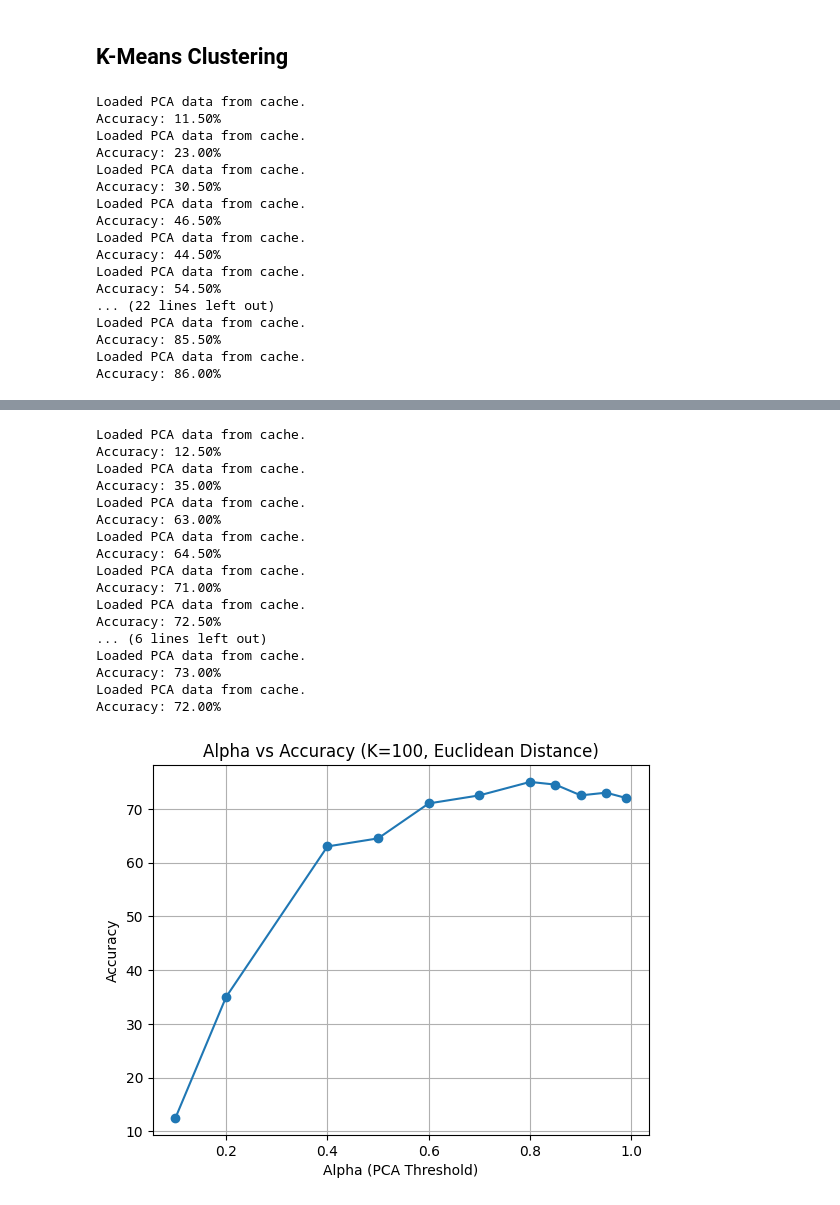
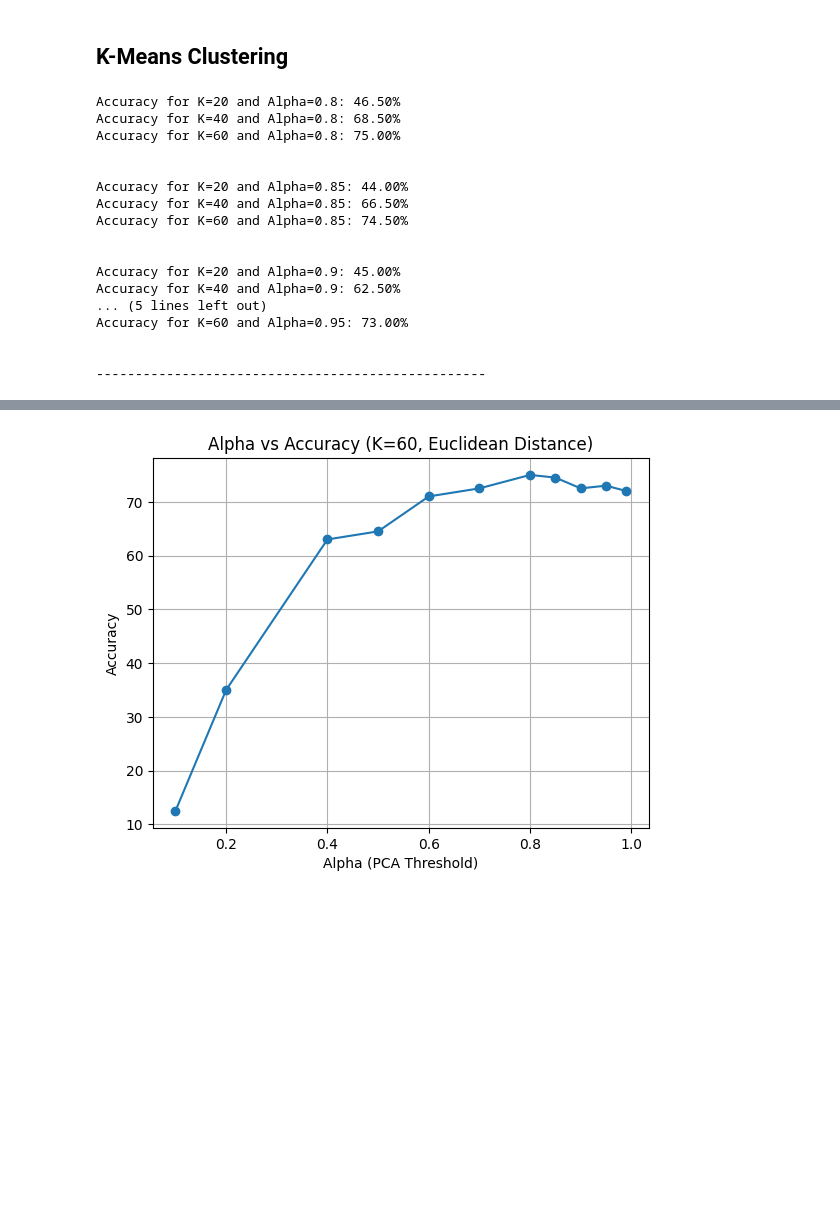
Before and after one commit to ahmedyoussefg/Face-Recognition-ORL, a Jupyter notebook: face_recognition.ipynb, the cells around one changed output, grey strips where cells are left out. Drawn from its saved outputs; the diff is of its cells as text; code cells hidden in the pictures; blank space fills up the shorter version.

```diff
--- a/face_recognition.ipynb
+++ b/face_recognition.ipynb
@@ -341,76 +340,68 @@ def evaluate_model(X_train, y_train, X_test, y_test, n_clusters=40,alpha=0.9, ra
 import matplotlib.pyplot as plt
 
 def kmean_analysis(X_train, y_train, X_test, y_test):
+    k_values = [20,40,60]
+    alpha_values = [0.8, 0.85, 0.9, 0.95]
+    for alpha in alpha_values:
+        for k in k_values:
+            accuracy = evaluate_model(X_train, y_train, X_test, y_test, n_clusters=k, alpha=alpha,random_initializations_limit=300, distance_strategy = EuclideanDistance)
+            print(f"Accuracy for K={k} and Alpha={alpha}: {accuracy:.2f}%")
+        print("\n")
+    print("--------------------------------------------------")
 
+    # Plot Accuracy vs K and Alpha
     k_values = [5, 10, 15, 20, 25, 30,35, 40,45, 50, 55, 60,70, 75, 80, 85, 90, 95, 100]
     alpha_values = [0.1,0.2,0.4,0.5,0.6,0.7,0.8, 0.85, 0.9, 0.95, 0.99]
 
     acc_vs_k = []
     for K in k_values:
         accuracy = evaluate_model(X_train, y_train, X_test, y_test, n_clusters=K, alpha=0.8,random_initializations_limit=300, distance_strategy = EuclideanDistance)
         acc_vs_k.append(accuracy)
 
     # Plot Accuracy vs K
     plt.figure()
     plt.plot(k_values, acc_vs_k, marker='o')
     plt.xlabel('K (Number of Clusters)')
     plt.ylabel('Accuracy')
     plt.title('K vs Accuracy (alpha=0.8, Euclidean Distance)')
     plt.grid(True)
     plt.show()
 
     acc_vs_alpha = []
     for alpha in alpha_values:
         accuracy = evaluate_model(X_train, y_train, X_test, y_test, n_clusters = 60, alpha=alpha,random_initializations_limit=300, distance_strategy = EuclideanDistance)
         acc_vs_alpha.append(accuracy)
 
     # Plot Accuracy vs Alpha
     plt.figure()
     plt.plot(alpha_values, acc_vs_alpha, marker='o')
     plt.xlabel('Alpha (PCA Threshold)')
     plt.ylabel('Accuracy')
-    plt.title('Alpha vs Accuracy (K=100, Euclidean Distance)')
+    plt.title('Alpha vs Accuracy (K=60, Euclidean Distance)')
     plt.grid(True)
     plt.show()
 
 kmean_analysis(X_train, y_train, X_test, y_test)
 # %% [output]
-Loaded PCA data from cache.
-Accuracy: 11.50%
-Loaded PCA data from cache.
-Accuracy: 23.00%
-Loaded PCA data from cache.
-Accuracy: 30.50%
-Loaded PCA data from cache.
-Accuracy: 46.50%
-Loaded PCA data from cache.
-Accuracy: 44.50%
-Loaded PCA data from cache.
-Accuracy: 54.50%
-... (22 lines left out)
-Loaded PCA data from cache.
-Accuracy: 85.50%
-Loaded PCA data from cache.
-Accuracy: 86.00%
+Accuracy for K=20 and Alpha=0.8: 46.50%
+Accuracy for K=40 and Alpha=0.8: 68.50%
+Accuracy for K=60 and Alpha=0.8: 75.00%
+
+
+Accuracy for K=20 and Alpha=0.85: 44.00%
+Accuracy for K=40 and Alpha=0.85: 66.50%
+Accuracy for K=60 and Alpha=0.85: 74.50%
+
+
+Accuracy for K=20 and Alpha=0.9: 45.00%
+Accuracy for K=40 and Alpha=0.9: 62.50%
+... (5 lines left out)
+Accuracy for K=60 and Alpha=0.95: 73.00%
+
+
+--------------------------------------------------
 [figure]
-Loaded PCA data from cache.
-Accuracy: 12.50%
-Loaded PCA data from cache.
-Accuracy: 35.00%
-Loaded PCA data from cache.
-Accuracy: 63.00%
-Loaded PCA data from cache.
-Accuracy: 64.50%
-Loaded PCA data from cache.
-Accuracy: 71.00%
-Loaded PCA data from cache.
-Accuracy: 72.50%
-... (6 lines left out)
-Loaded PCA data from cache.
-Accuracy: 73.00%
-Loaded PCA data from cache.
-Accuracy: 72.00%
-[figure, old version]
+[figure, new version]
 # %%
 def compare_distance_algorithms(X_train, y_train, X_test, y_test, alpha=0.80):
 
```
Also changed, not shown: parts of 3 cells of this notebook.
